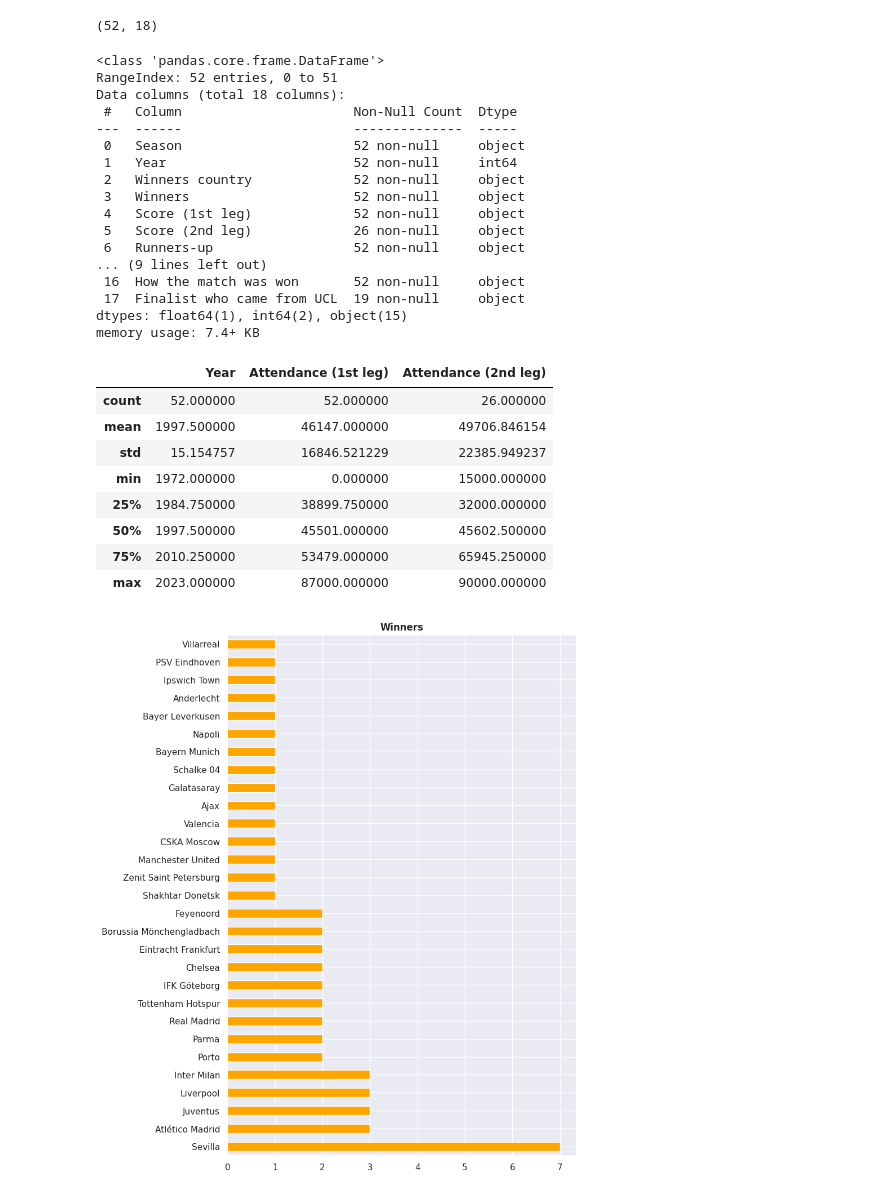
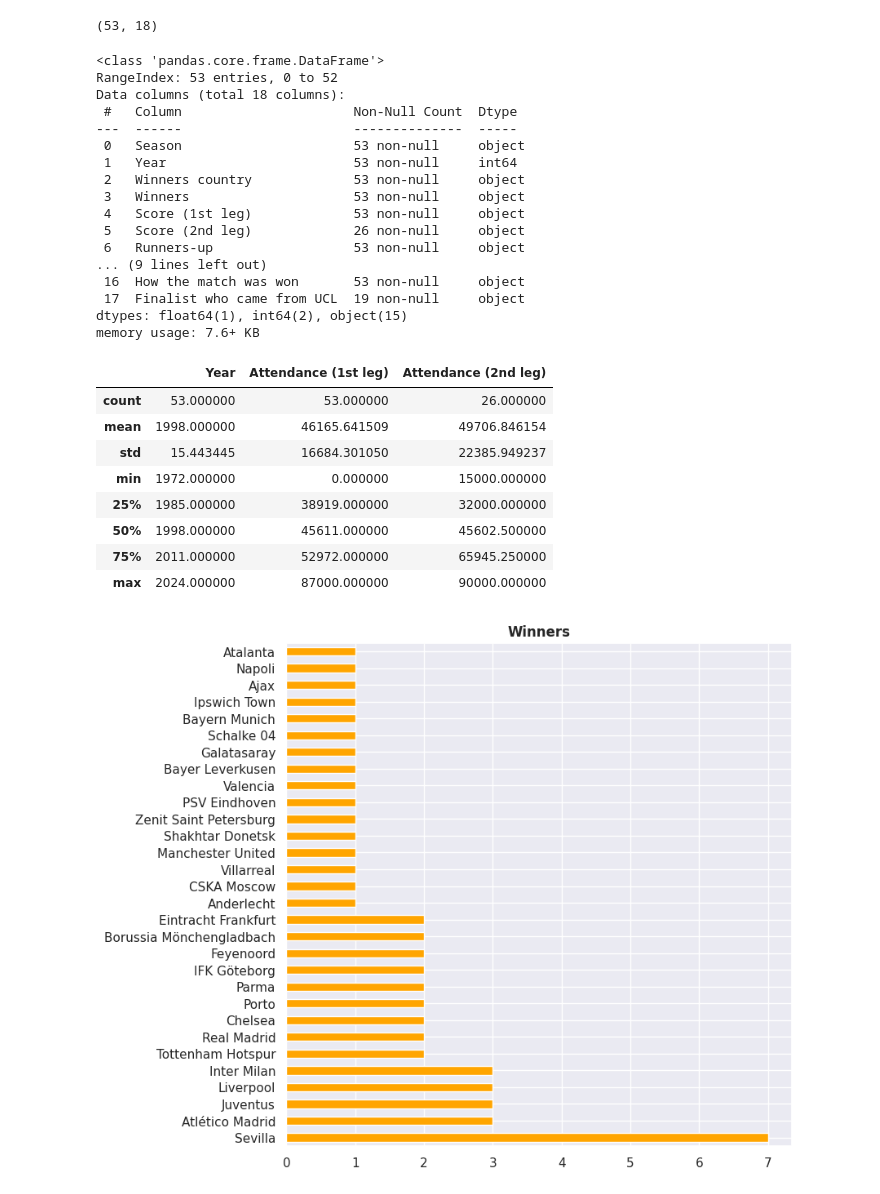
Before and after one commit to guilhermelaviola/SoccerCompetitionsStudy, a Jupyter notebook: UELStudy.ipynb, the cells around one changed output. Cells and saved outputs as stored; diff of their text form; code cells hidden in the pictures.

```diff
--- a/UELStudy.ipynb
+++ b/UELStudy.ipynb
@@ -11,6 +16,17 @@ plt.style.use('seaborn-pastel')
+# %%
+# Setting the search parameters:
+filename = 'uefa-competitions-finals.xlsx'
+search_path = '/content/drive/My Drive/Datasets/Soccer'
+# Search for the file
+file = None
+for root, dirs, files in os.walk(search_path):
+    if filename in files:
+        file= os.path.join(root, filename)
+        break
+    df = pd.read_excel(file)
 # %%
 # Importing the dataset:
-uefa_competitions = pd.ExcelFile('UEFA Competitions finals.xlsx')
+uefa_competitions = pd.ExcelFile(file)
 uel = pd.read_excel(uefa_competitions, 'UEFA Europa League finals')
 
 # Displaying the last 5 champions:
@@ -26,49 +42,49 @@ uel.tail()
 # Displaying the number of rows and columns in the dataset:
 uel.shape
 # %% [output]
-(52, 18)
+(53, 18)
 # %%
 # Displaying the datatypes presented in the columns:
 uel.info()
 # %% [output]
 <class 'pandas.core.frame.DataFrame'>
-RangeIndex: 52 entries, 0 to 51
+RangeIndex: 53 entries, 0 to 52
 Data columns (total 18 columns):
  #   Column                      Non-Null Count  Dtype
 ---  ------                      --------------  -----
- 0   Season                      52 non-null     object
- 1   Year                        52 non-null     int64
- 2   Winners country             52 non-null     object
- 3   Winners                     52 non-null     object
- 4   Score (1st leg)             52 non-null     object
+ 0   Season                      53 non-null     object
+ 1   Year                        53 non-null     int64
+ 2   Winners country             53 non-null     object
+ 3   Winners                     53 non-null     object
+ 4   Score (1st leg)             53 non-null     object
  5   Score (2nd leg)             26 non-null     object
- 6   Runners-up                  52 non-null     object
+ 6   Runners-up                  53 non-null     object
 ... (9 lines left out)
- 16  How the match was won       52 non-null     object
+ 16  How the match was won       53 non-null     object
  17  Finalist who came from UCL  19 non-null     object
 dtypes: float64(1), int64(2), object(15)
-memory usage: 7.4+ KB
+memory usage: 7.6+ KB
 # %%
 
 # Displaying general statistical information of the number data present in the dataset:
 uel.describe()
 # %% [output]
 |  | Year | Attendance (1st leg) | Attendance (2nd leg) |
-| count | 52.000000 | 52.000000 | 26.000000 |
-| mean | 1997.500000 | 46147.000000 | 49706.846154 |
-| std | 15.154757 | 16846.521229 | 22385.949237 |
+| count | 53.000000 | 53.000000 | 26.000000 |
+| mean | 1998.000000 | 46165.641509 | 49706.846154 |
+| std | 15.443445 | 16684.301050 | 22385.949237 |
 | min | 1972.000000 | 0.000000 | 15000.000000 |
-| 25% | 1984.750000 | 38899.750000 | 32000.000000 |
-| 50% | 1997.500000 | 45501.000000 | 45602.500000 |
-| 75% | 2010.250000 | 53479.000000 | 65945.250000 |
-| max | 2023.000000 | 87000.000000 | 90000.000000 |
+| 25% | 1985.000000 | 38919.000000 | 32000.000000 |
+| 50% | 1998.000000 | 45611.000000 | 45602.500000 |
+| 75% | 2011.000000 | 52972.000000 | 65945.250000 |
+| max | 2024.000000 | 87000.000000 | 90000.000000 |
 # %%
 # Displaying number of titles by club:
-uel['Winners'].value_counts().plot(kind = 'barh', color = 'orange', figsize = (8, 12))
+uel['Winners'].value_counts().plot(kind = 'barh', color = 'orange', figsize = (8, 8))
 plt.ylabel(None)
 plt.title('Winners', fontweight = 'bold')
 plt.show()
 # %% [output]
-[figure, old version]
+[figure, new version]
 # %%
 # Displaying number of runners-up by club:
```
Also changed, not shown: parts of 14 cells of this notebook.
